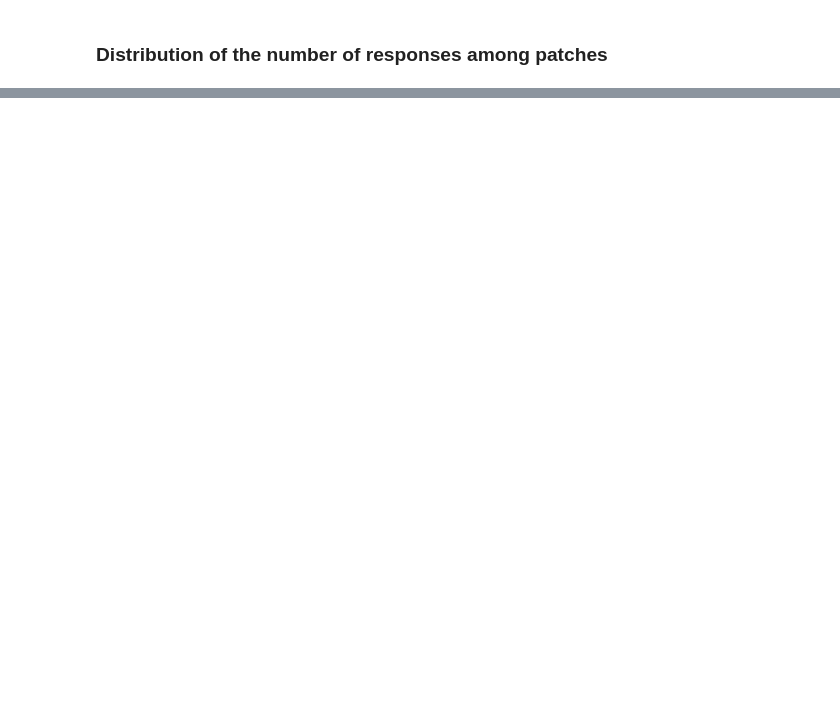
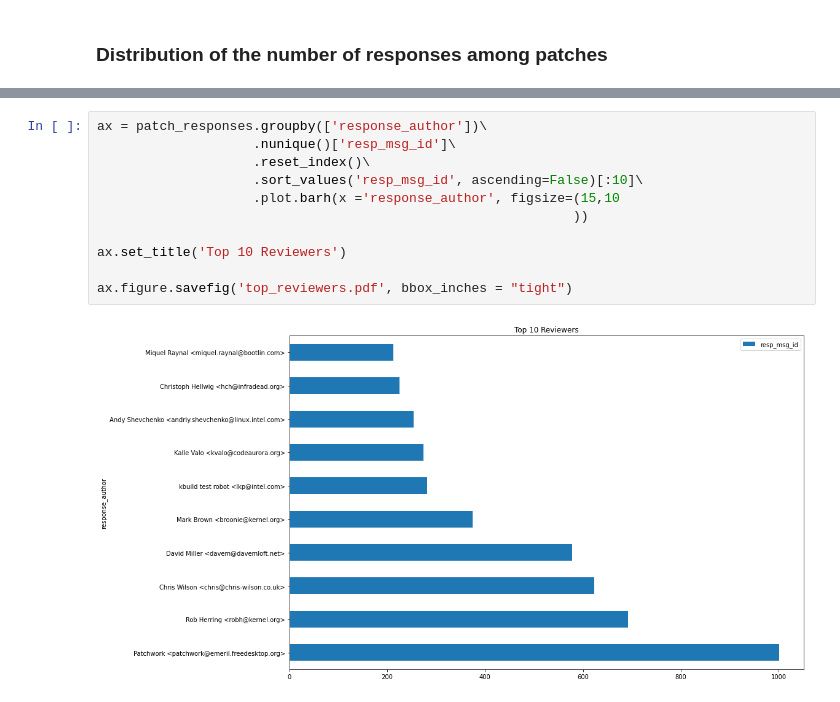
Before and after one commit to basakerdamar/PaStA, a Jupyter notebook: maintainers_crosscheck.ipynb, the cells around one changed output, grey strips where cells are left out. Saved outputs shown, nothing was run; the diff lists cells and outputs as text; blank space fills up the shorter version.

```diff
--- a/maintainers_crosscheck.ipynb
+++ b/maintainers_crosscheck.ipynb
@@ -55,0 +54,13 @@ ax.figure.savefig('dist_num_responses.pdf', bbox_inches = "tight")
+# %%
+ax = patch_responses.groupby(['response_author'])\
+                    .nunique()['resp_msg_id']\
+                    .reset_index()\
+                    .sort_values('resp_msg_id', ascending=False)[:10]\
+                    .plot.barh(x ='response_author', figsize=(15,10
+                                                             ))
+
+ax.set_title('Top 10 Reviewers')
+
+ax.figure.savefig('top_reviewers.pdf', bbox_inches = "tight")
+# %% [output]
+[figure, added]
```
Also changed, not shown: parts of 3 cells of this notebook, 3 other files.
